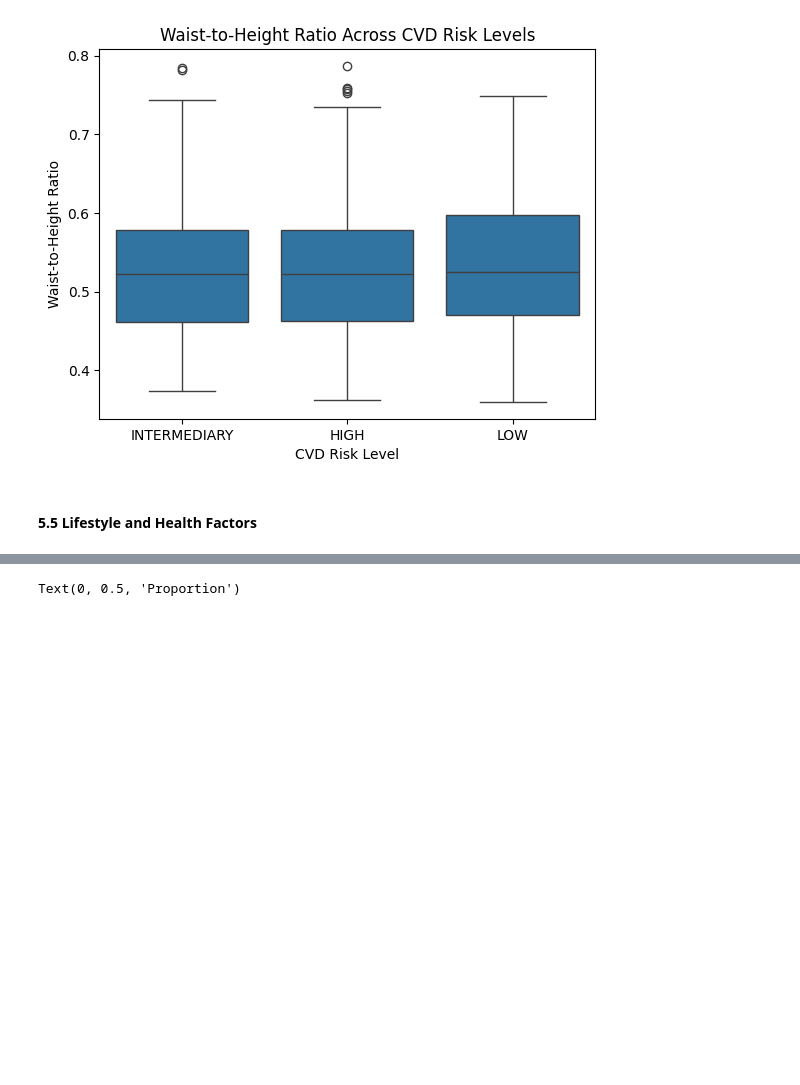
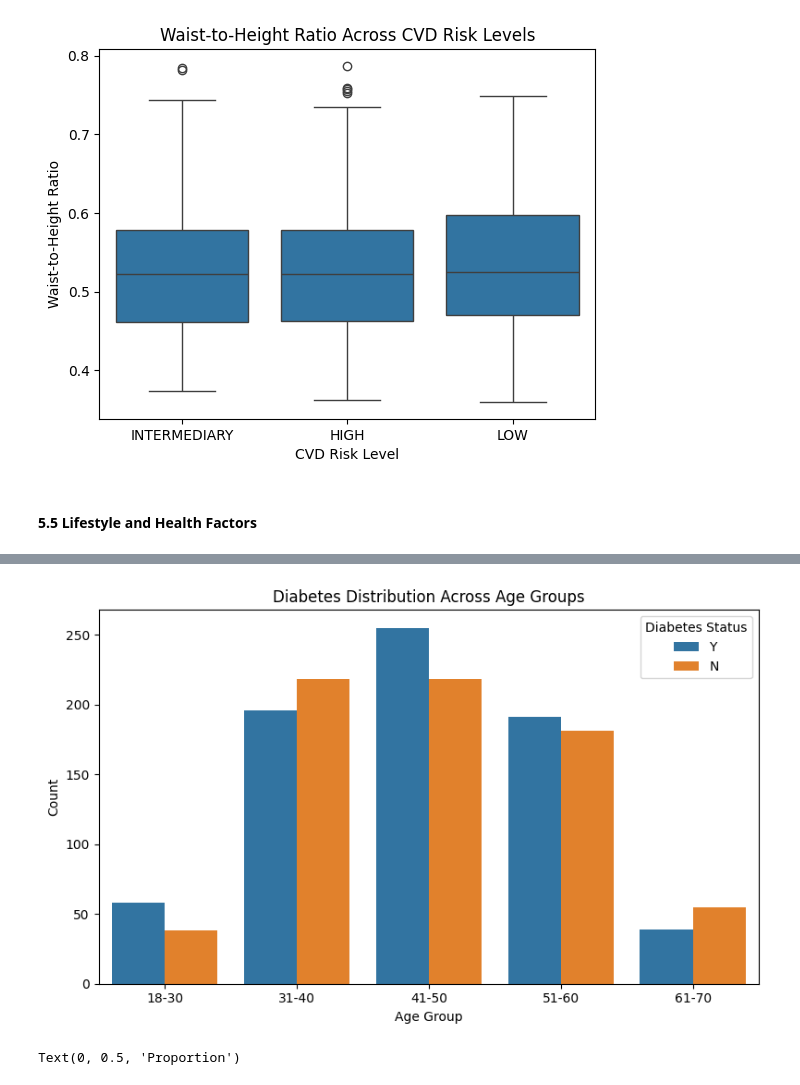
Before and after one commit to shampeyndadi/STINTSY_MCO, a Jupyter notebook: MCO.ipynb, the cells around one changed output, grey strips where cells are left out. Drawn from its saved outputs; the diff is of its cells as text; code cells hidden in the pictures; blank space fills up the shorter version.

```diff
--- a/MCO.ipynb
+++ b/MCO.ipynb
@@ -360,3 +423,19 @@ Text(0.5, 1.0, 'Waist-to-Height Ratio Across CVD Risk Levels')
+# %%
+plt.figure(figsize=(8,5))
+
+sns.countplot(
+    x="Age Group",
+    hue="Diabetes Status",
+    data=df
+)
+
+plt.title("Diabetes Distribution Across Age Groups")
+plt.xlabel("Age Group")
+plt.ylabel("Count")
+plt.tight_layout()
+plt.show()
+# %% [output]
+[figure, added]
 # %%
 smoking_risk = pd.crosstab(df["Smoking Status"], df["CVD Risk Level"], normalize="index")
 
```
Also changed, not shown: parts of 4 cells of this notebook.
